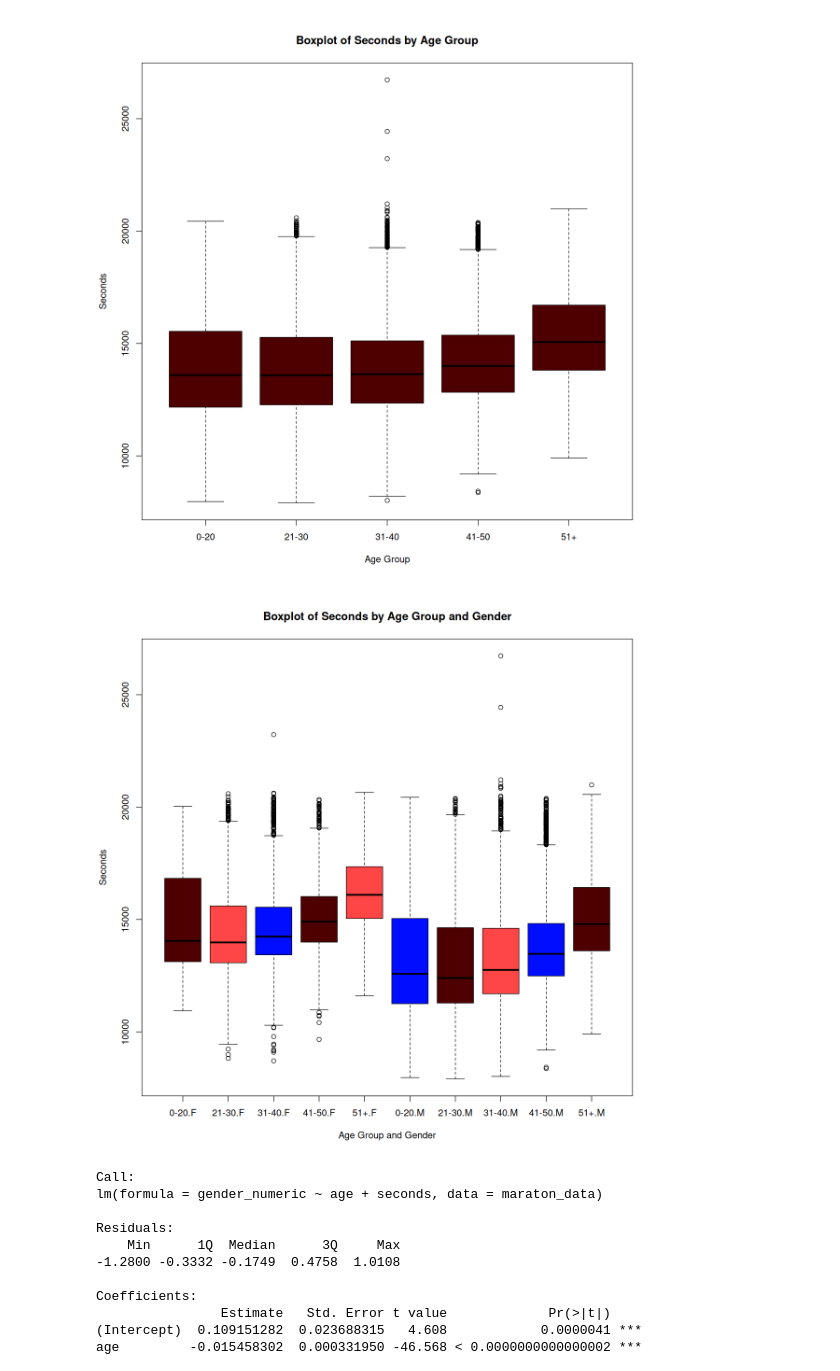
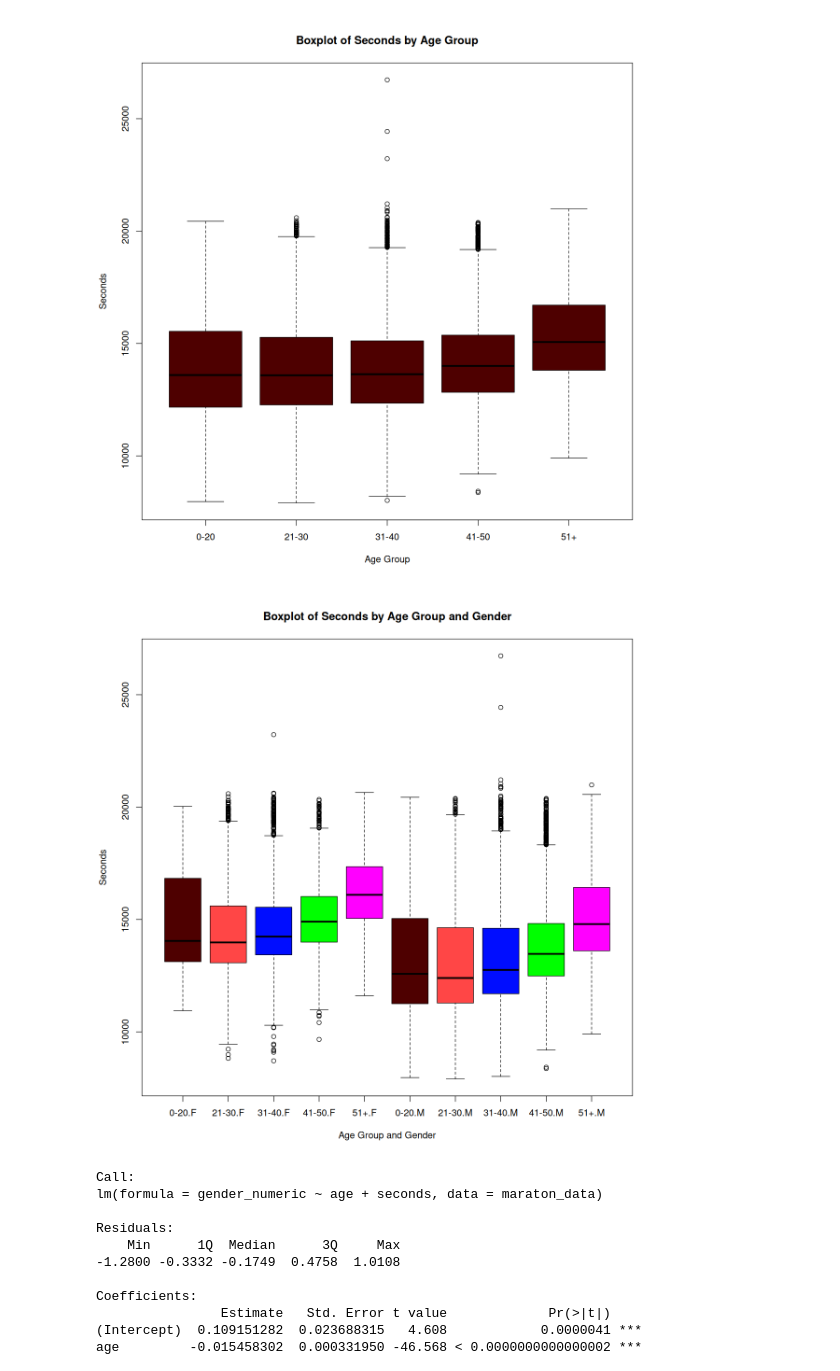
Before and after one commit to BritoAlv/MarathonStatistics, a Jupyter notebook: stats.ipynb, the cells around one changed output. Saved outputs shown, nothing was run; the diff lists cells and outputs as text; code cells hidden in the pictures.

```diff
--- a/stats.ipynb
+++ b/stats.ipynb
@@ -212,23 +207,23 @@ Signif. codes:  0 ‘***’ 0.001 ‘**’ 0.01 ‘*’ 0.05 ‘.’ 0.1 ‘ ’
 # %%
 # Create a factor variable combining AgeGroup and gender
 maraton_data$AgeGender <- interaction(
   maraton_data$AgeGroup, maraton_data$gender
 )
 
 # Calculate the mean for each AgeGender group
 mean_seconds <- tapply(maraton_data$seconds, maraton_data$AgeGender, mean)
 
 # Plot the boxplot with abline and color differentiation
 boxplot(
   seconds ~ AgeGender,
   data = maraton_data,
-  col = c("#4e0000", "#ff4646", "#000dff"),
+  col = c("#4e0000", "#ff4646", "#000dff", "#00ff00", "#ff00ff"),
   xlab = "Age Group and Gender",
   ylab = "Seconds",
   main = "Boxplot of Seconds by Age Group and Gender"
 )
 # %% [output]
-[figure, old version]
+[figure, new version]
 # %%
 maraton_data$gender_numeric <- ifelse(maraton_data$gender == "M", 0, 1)
 
```
Also changed, not shown: parts of 2 cells of this notebook.
